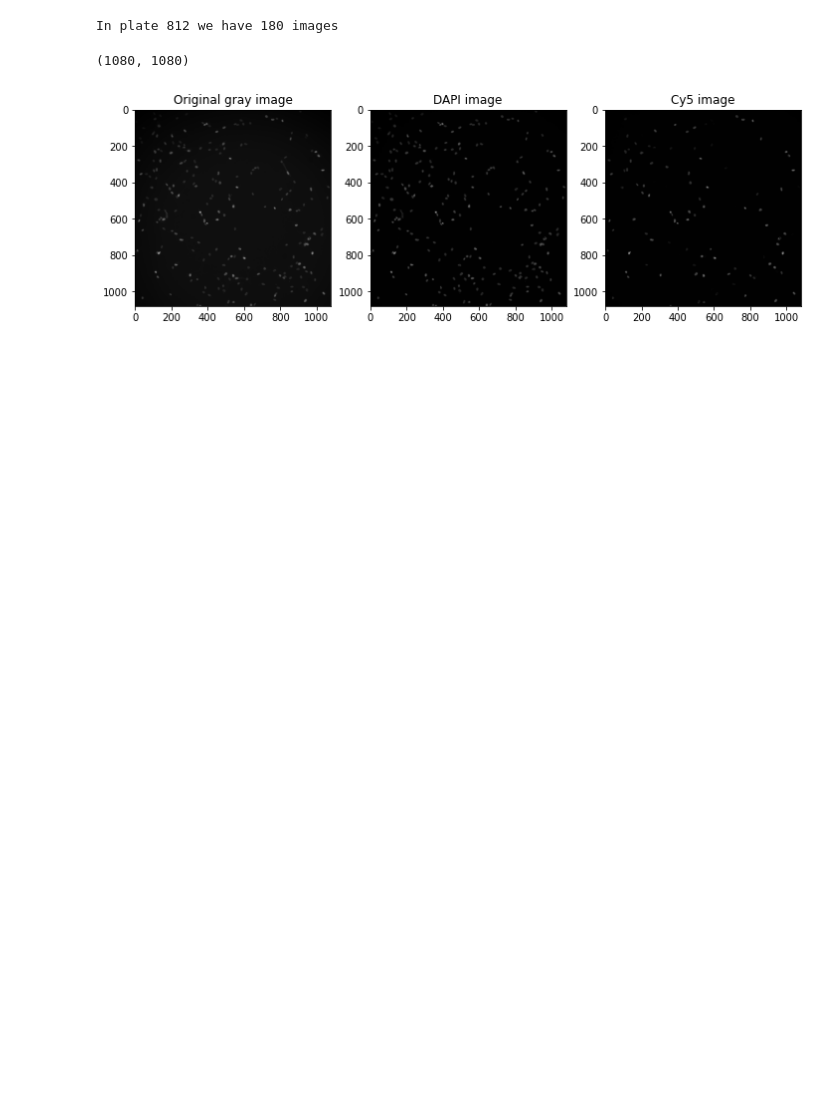
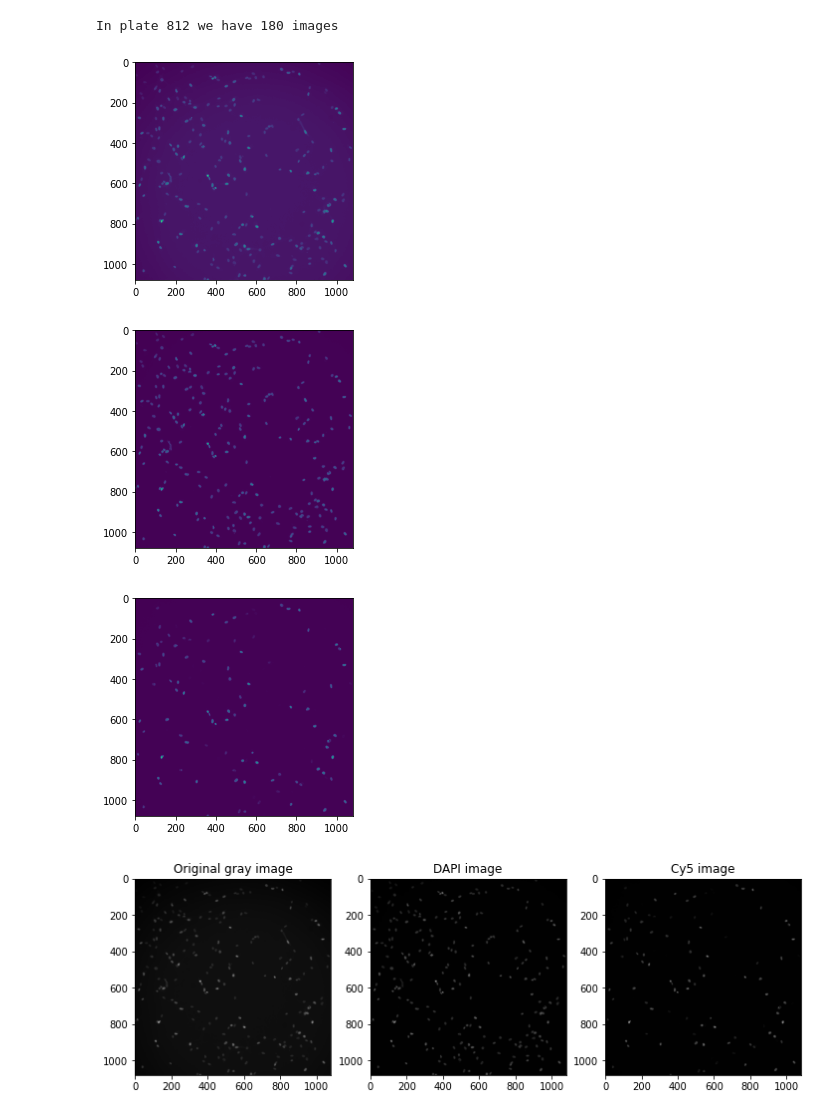
Before and after one commit to rzuberi/cell-SCT, a Jupyter notebook: omero_setup.ipynb, the cells around one changed output. Drawn from its saved outputs; the diff is of its cells as text; code cells hidden in the pictures; blank space fills up the shorter version.

```diff
--- a/omero_setup.ipynb
+++ b/omero_setup.ipynb
@@ -133,10 +189,20 @@ ori_img = np.reshape(image[1],(1080,1080,4)) #full_image with 4 channels
 gray_img = np.average(np.reshape(image[1],(1080,1080,4)), axis=-1) #averaged out original img
 dapi_img = np.reshape(image[1],(1080,1080,4))[:,:,0] #channel 0 is DAPI
 cy5_img = np.reshape(image[1],(1080,1080,4))[:,:,1] #channel 1 is Cy5
-# %%
-print(gray_img.shape)
-# %% [output]
-(1080, 1080)
+# %%
+gray_img = np.load('/Users/rehanzuberi/Documents/Development/cell-SCT/classification/images/gray_img.npy')
+dapi_img = np.load('/Users/rehanzuberi/Documents/Development/cell-SCT/classification/images/dapi_img.npy')
+cy5_img = np.load('/Users/rehanzuberi/Documents/Development/cell-SCT/classification/images/cy5_img.npy')
+# %%
+import matplotlib.pyplot as plt
+
+plt.imshow(gray_img);plt.show()
+plt.imshow(dapi_img);plt.show()
+plt.imshow(cy5_img);plt.show()
+# %% [output]
+[figure, added]
+[figure, added]
+[figure, added]
 # %%
 import matplotlib.pyplot as plt
 plt.figure(figsize=(12,12))
```
Also changed, not shown: parts of 11 cells of this notebook, 2 other files.
